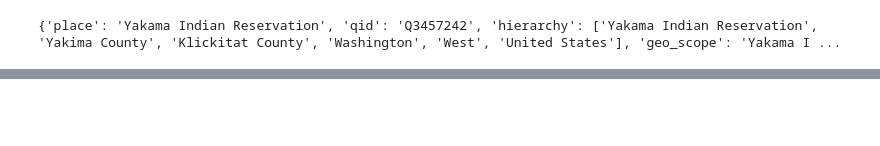
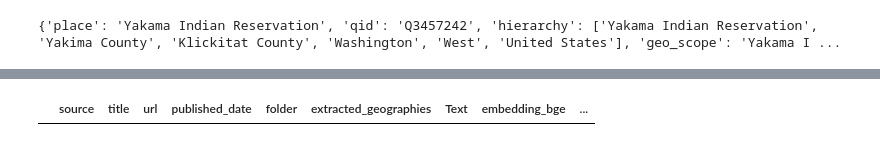
Before and after one commit to meenuravi18/wildfire_research_project, a Jupyter notebook: hierarchyExtraction.ipynb, the cells around one changed output, grey strips where cells are left out. Drawn from its saved outputs; the diff is of its cells as text; code cells hidden in the pictures; blank space fills up the shorter version.

```diff
--- a/hierarchyExtraction.ipynb
+++ b/hierarchyExtraction.ipynb
@@ -263,0 +497,29 @@ print(get_hierarchy("Yakama Indian Reservation"))
+# %%
+def parse_regional_phrase(place):
+    state_names = {s.name for s in us.STATES}
+    for state in state_names:
+        if state in place:
+            region = STATE_TO_REGION.get(state)
+            hierarchy = sort_hierarchy([h for h in [place, state, region, "United States"] if h and isinstance(h, str)])
+            return {
+                "place": place,
+                "hierarchy": hierarchy,
+                "geo_scope": place,
+                "scope_type": "region",
+                "is_natural": False,
+                "is_us": True,
+                "disambiguation": "regional phrase",
+            }
+    return None
+
+missing = [p for p in all_places if p not in cache]
+print(f"Still missing: {len(missing)}")
+
+for place in tqdm(missing):
+    result = parse_regional_phrase(place)
+    if result:
+        cache[place] = result
+
+with open(CACHE_FILE, "w") as f:
+    json.dump(cache, f, ensure_ascii=False, indent=2)
+print(f"Cached after regional phrase: {len(cache)}/{len(all_places)}")
@@ -263,0 +534,13 @@ print(get_hierarchy("Yakama Indian Reservation"))
+# %%
+KEEP = ["hierarchy", "geo_scope", "scope_type", "is_natural", "is_us", "disambiguation"]
+def resolve_row(row):
+    results = []
+    for place in row["extracted_geographies"]:
+        place = norm_place(place)
+        result = cache.get(place, {})
+        if result and "error" not in result:
+            results.append({k: result[k] for k in KEEP})
+    # update extracted_geographies to only keep resolved ones
+    row["extracted_geographies"] = [p for p in row["extracted_geographies"] if norm_place(p) in cache and "error" not in cache.get(norm_place(p), {})]
+    return results
+news["geo_mappings"] = news.progress_apply(resolve_row, axis=1)
@@ -263,0 +563,4 @@ print(get_hierarchy("Yakama Indian Reservation"))
+# %%
+news[news['extracted_geographies'].isna()]
+# %% [output]
+|  | source | title | url | published_date | folder | extracted_geographies | Text | embedding_bge | ... |
```
Also changed, not shown: parts of 27 cells of this notebook, 10 other files.
